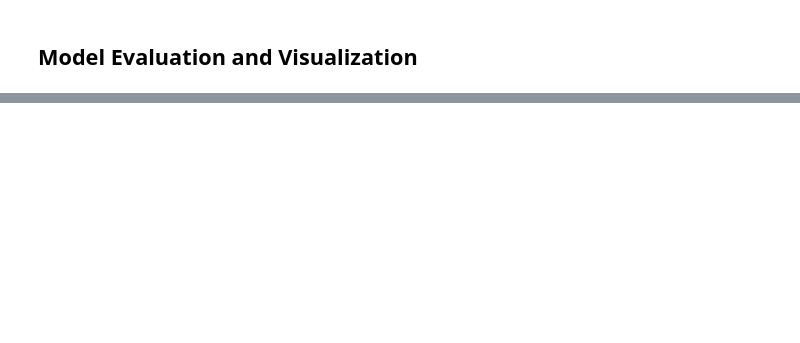
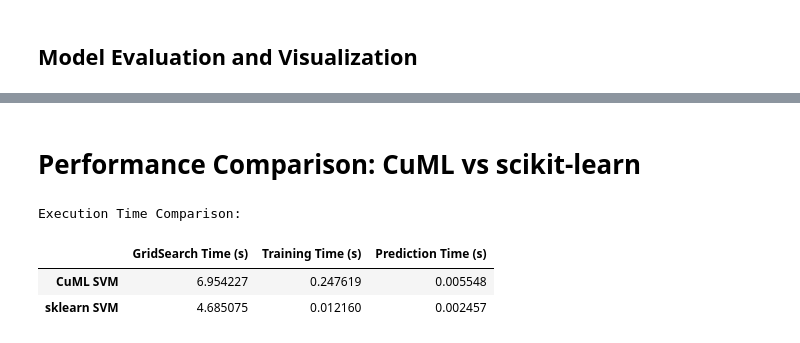
Before and after one commit to ARoyyanF/cuml-tf-model-hydrocarbon-prediction, a Jupyter notebook: svm.ipynb, the cells around one changed output, grey strips where cells are left out. Saved outputs shown, nothing was run; the diff lists cells and outputs as text; code cells hidden in the pictures; blank space fills up the shorter version.

```diff
--- a/svm.ipynb
+++ b/svm.ipynb
@@ -382,0 +689,24 @@ print(f"Total notebook execution time: {end_notebook - start_notebook:.2f} secon
+# %%
+# Evaluate scikit-learn SVM model
+# Training accuracy
+sklearn_predict_start = time.time()
+sklearn_y_train_pred = sklearn_final_model.predict(X_train)
+sklearn_train_predict_time = time.time() - sklearn_predict_start
+
+sklearn_train_accuracy = sklearn_accuracy_score(y_train, sklearn_y_train_pred)
+print(f"Training prediction time: {sklearn_train_predict_time:.2f} seconds")
+print(f"Training accuracy: {sklearn_train_accuracy:.4f}")
+
+# Test accuracy
+sklearn_predict_start = time.time()
+sklearn_y_test_pred = sklearn_final_model.predict(X_test)
+sklearn_test_predict_time = time.time() - sklearn_predict_start
+
+sklearn_test_accuracy = sklearn_accuracy_score(y_test, sklearn_y_test_pred)
+print(f"Test prediction time: {sklearn_test_predict_time:.2f} seconds")
+print(f"Test accuracy: {sklearn_test_accuracy:.4f}")
+
+# Store results in the existing dictionaries
+Train_accuracy['sklearn_SVM'] = sklearn_train_accuracy
+Test_accuracy['sklearn_SVM'] = sklearn_test_accuracy
+CrossValidation_accuracy['sklearn_SVM'] = sklearn_grid_search.best_score_
@@ -382,0 +734,28 @@ print(f"Total notebook execution time: {end_notebook - start_notebook:.2f} secon
+# %% [markdown]
+# Performance Comparison: CuML vs scikit-learn
+# %%
+# Compare models in terms of accuracy and execution time
+import pandas as pd
+
+# Store timing information
+timing_comparison = {
+    'CuML SVM': {
+        'GridSearch Time (s)': cuml_grid_search_time,
+        'Training Time (s)': cuml_train_time,
+        'Prediction Time (s)': cuml_test_predict_time
+    },
+    'sklearn SVM': {
+        'GridSearch Time (s)': sklearn_grid_search_time,
+        'Training Time (s)': sklearn_train_time,
+        'Prediction Time (s)': sklearn_test_predict_time
+    }
+}
+
+timing_df = pd.DataFrame(timing_comparison).T
+print("Execution Time Comparison:")
+display(timing_df)
+# %% [output]
+Execution Time Comparison:
+|  | GridSearch Time (s) | Training Time (s) | Prediction Time (s) |
+| CuML SVM | 6.954227 | 0.247619 | 0.005548 |
+| sklearn SVM | 4.685075 | 0.012160 | 0.002457 |
```
Also changed, not shown: parts of 41 cells of this notebook, 1 other file.
